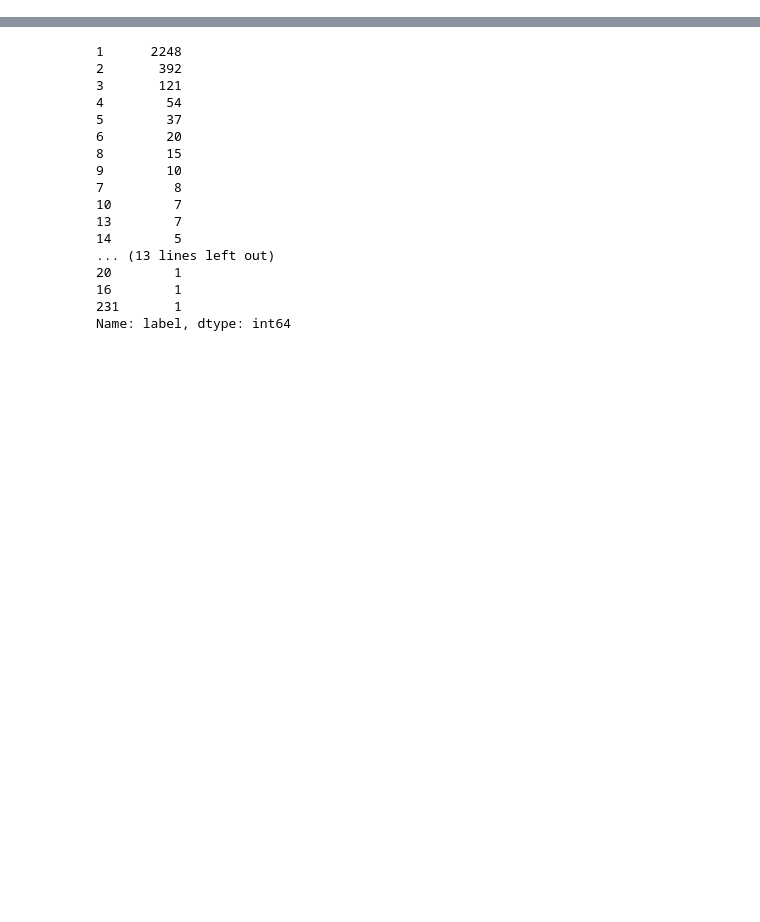
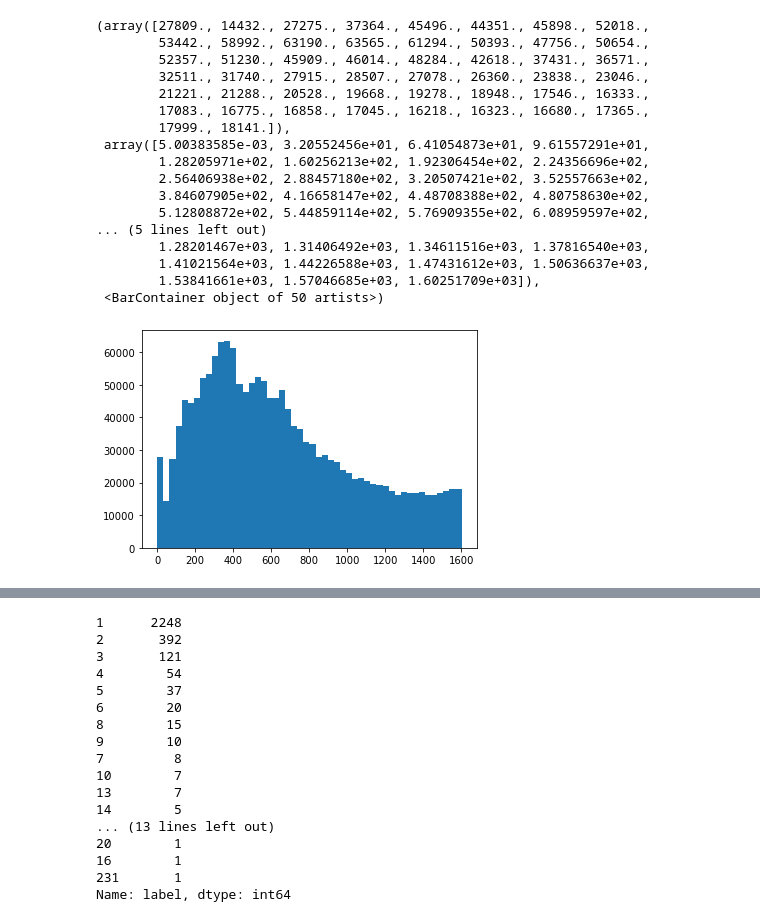
Before and after one commit to jeromeshan/SpecialHeuristicAstronomicalNode, a Jupyter notebook: SpecialHeuristicAstronomicalNode.ipynb, the cells around one changed output, grey strips where cells are left out. Drawn from its saved outputs; the diff is of its cells as text; code cells hidden in the pictures; blank space fills up the shorter version.

```diff
--- a/SpecialHeuristicAstronomicalNode.ipynb
+++ b/SpecialHeuristicAstronomicalNode.ipynb
@@ -94,3 +102,24 @@ tmp_coor.shape
+# %%
+plt.hist(np.linalg.norm(coor[['x','y','z']].to_numpy(), axis = 1),bins = 50)
+# %% [output]
+(array([27809., 14432., 27275., 37364., 45496., 44351., 45898., 52018.,
+        53442., 58992., 63190., 63565., 61294., 50393., 47756., 50654.,
+        52357., 51230., 45909., 46014., 48284., 42618., 37431., 36571.,
+        32511., 31740., 27915., 28507., 27078., 26360., 23838., 23046.,
+        21221., 21288., 20528., 19668., 19278., 18948., 17546., 16333.,
+        17083., 16775., 16858., 17045., 16218., 16323., 16680., 17365.,
+        17999., 18141.]),
+ array([5.00383585e-03, 3.20552456e+01, 6.41054873e+01, 9.61557291e+01,
+        1.28205971e+02, 1.60256213e+02, 1.92306454e+02, 2.24356696e+02,
+        2.56406938e+02, 2.88457180e+02, 3.20507421e+02, 3.52557663e+02,
+        3.84607905e+02, 4.16658147e+02, 4.48708388e+02, 4.80758630e+02,
+        5.12808872e+02, 5.44859114e+02, 5.76909355e+02, 6.08959597e+02,
+... (5 lines left out)
+        1.28201467e+03, 1.31406492e+03, 1.34611516e+03, 1.37816540e+03,
+        1.41021564e+03, 1.44226588e+03, 1.47431612e+03, 1.50636637e+03,
+        1.53841661e+03, 1.57046685e+03, 1.60251709e+03]),
+ <BarContainer object of 50 artists>)
+[figure, added]
 # %%
 class Cluster():
     # non shifted shape, easy to expand
```
Also changed, not shown: parts of 10 cells of this notebook.
